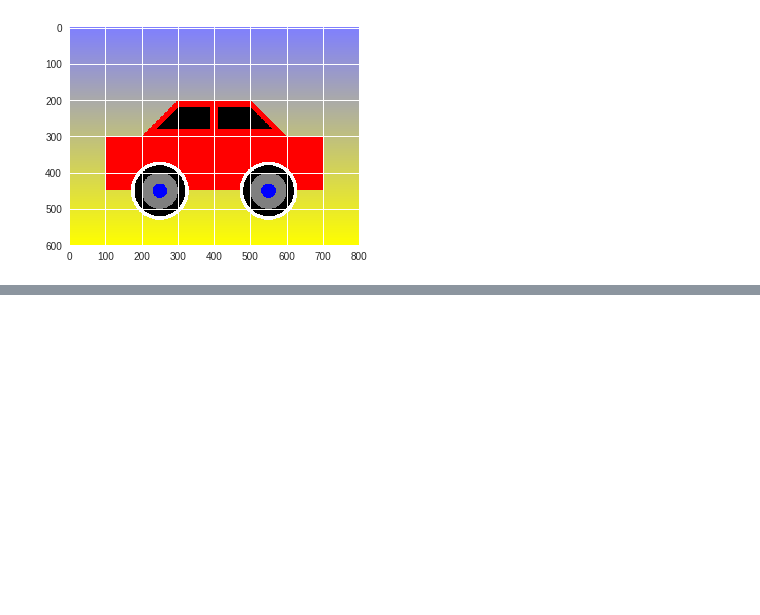
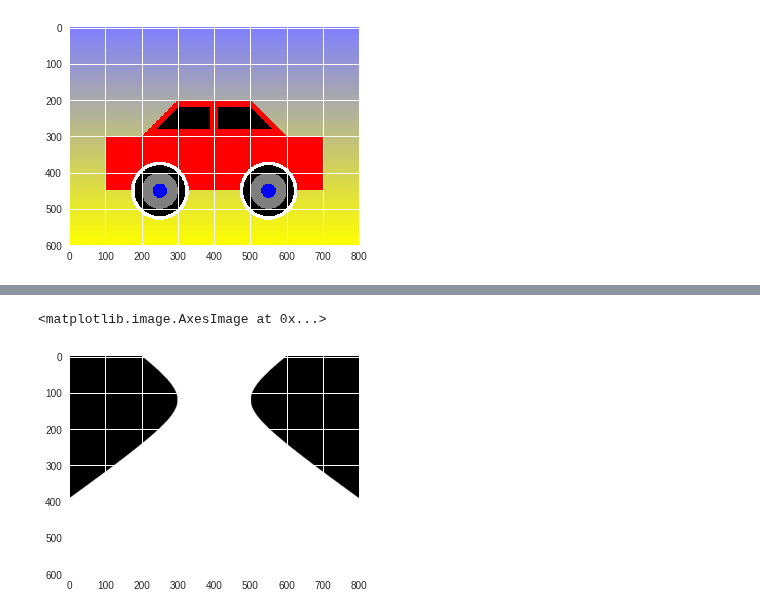
Before and after one commit to tjwei/NDHU_AM1130, a Jupyter notebook: 2018_Week07_Paint.ipynb, the cells around one changed output, grey strips where cells are left out. Cells and saved outputs as stored; diff of their text form; code cells hidden in the pictures; blank space fills up the shorter version.

```diff
--- a/2018_Week07_Paint.ipynb
+++ b/2018_Week07_Paint.ipynb
@@ -192,0 +215,10 @@ plt.imshow(img, interpolation="bilinear")
+# %%
+img[...] = 0
+line1 = y - (400-0.7*x)
+line2 = y - (400+0.7*(x-800))
+img[line1 * line2 > -5000] =1
+
+plt.imshow(img, interpolation="bilinear")
+# %% [output]
+<matplotlib.image.AxesImage at 0x...>
+[figure, added]
```
Also changed, not shown: parts of 5 cells of this notebook.
